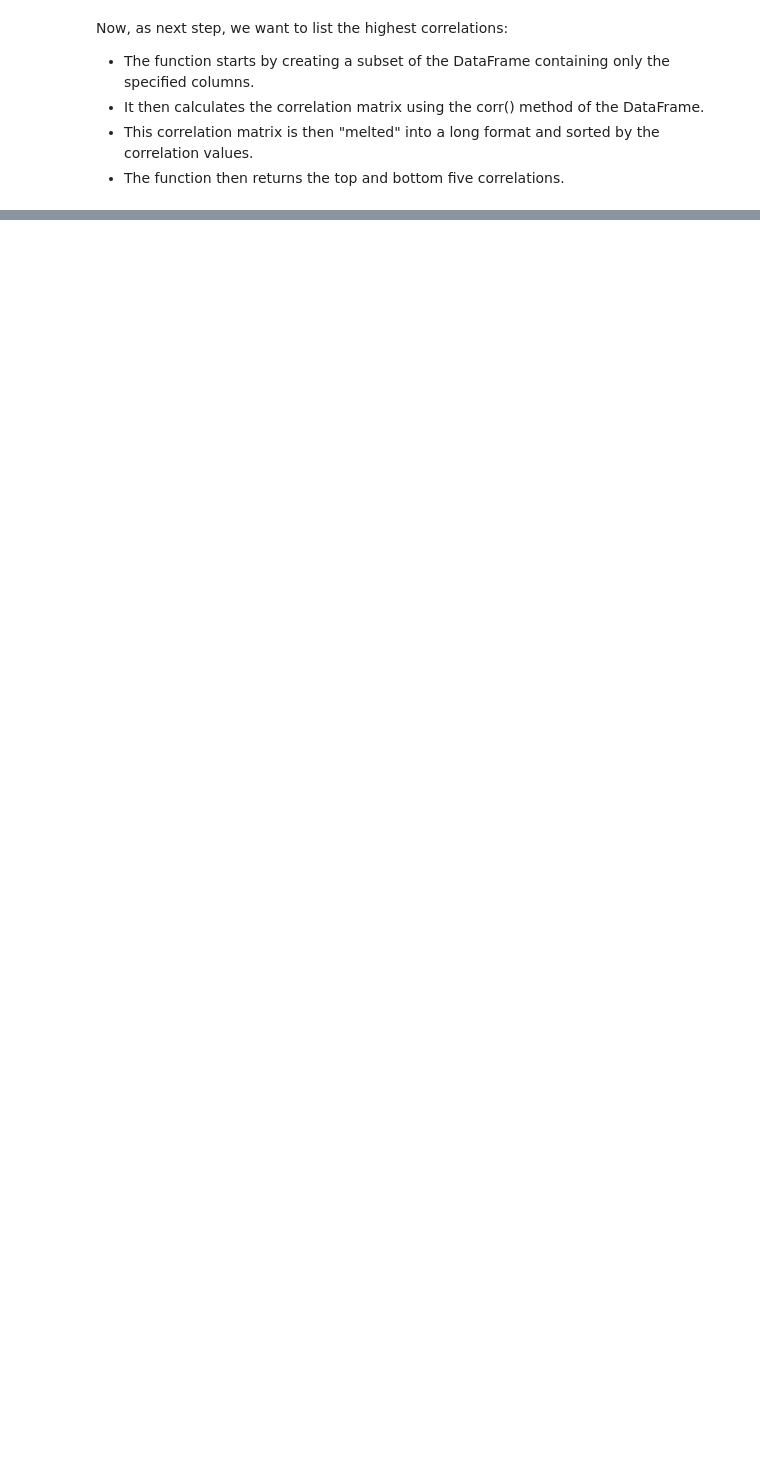
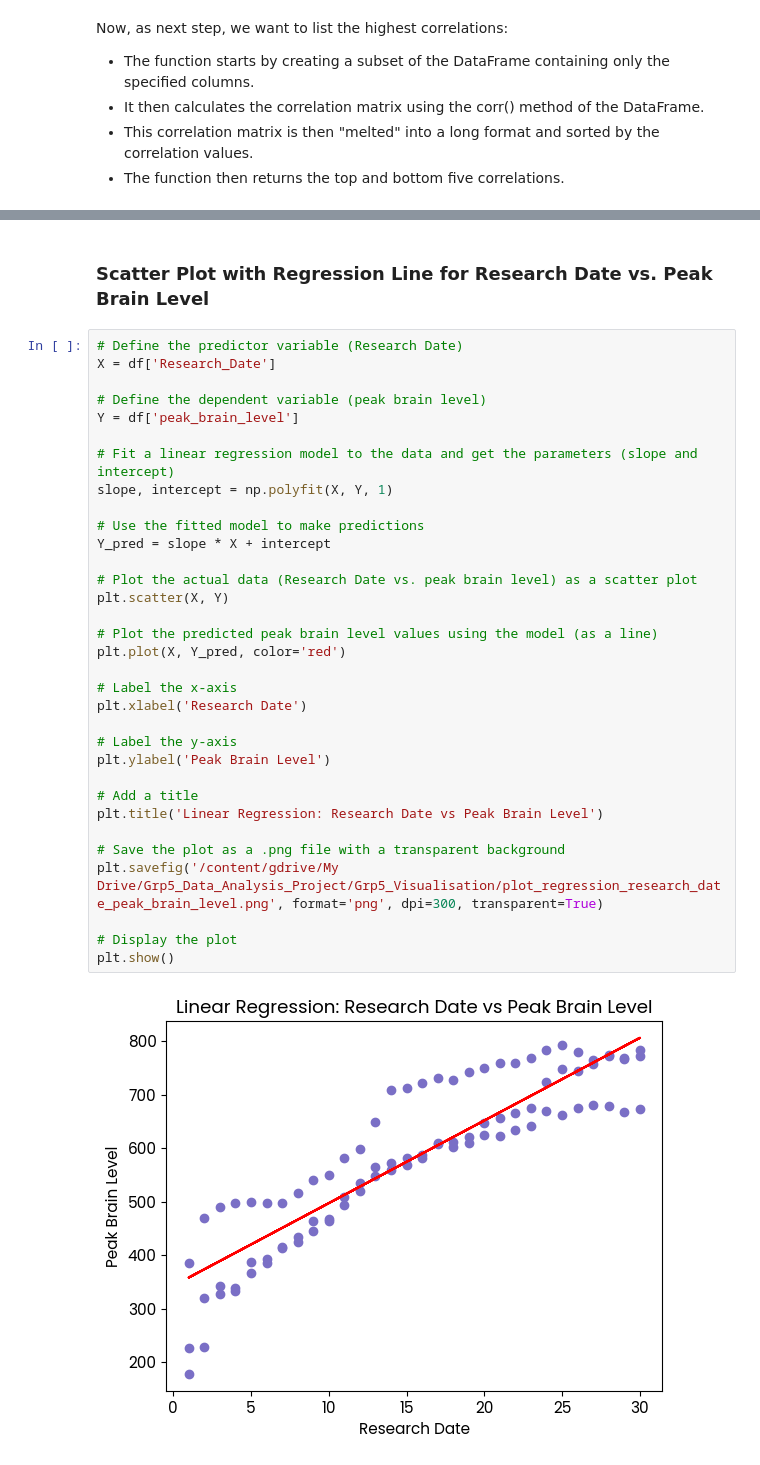
Before and after one commit to WGaitanidis/Grp5_Data_Analysis_Visualisation, a Jupyter notebook: Grp5_Data_Analysis_Sleep_Cognitive_Abilities.ipynb, the cells around one changed output, grey strips where cells are left out. Cells and saved outputs as stored; diff of their text form; blank space fills up the shorter version.

```diff
--- a/Grp5_Data_Analysis_Sleep_Cognitive_Abilities.ipynb
+++ b/Grp5_Data_Analysis_Sleep_Cognitive_Abilities.ipynb
@@ -806,0 +709,37 @@ model.summary()
+# %% [markdown]
+### Scatter Plot with Regression Line for Research Date vs. Peak Brain Level
+# %%
+# Define the predictor variable (Research Date)
+X = df['Research_Date']
+
+# Define the dependent variable (peak brain level)
+Y = df['peak_brain_level']
+
+# Fit a linear regression model to the data and get the parameters (slope and intercept)
+slope, intercept = np.polyfit(X, Y, 1)
+
+# Use the fitted model to make predictions
+Y_pred = slope * X + intercept
+
+# Plot the actual data (Research Date vs. peak brain level) as a scatter plot
+plt.scatter(X, Y)
+
+# Plot the predicted peak brain level values using the model (as a line)
+plt.plot(X, Y_pred, color='red')
+
+# Label the x-axis
+plt.xlabel('Research Date')
+
+# Label the y-axis
+plt.ylabel('Peak Brain Level')
+
+# Add a title
+plt.title('Linear Regression: Research Date vs Peak Brain Level')
+
+# Save the plot as a .png file with a transparent background
+plt.savefig('/content/gdrive/My Drive/Grp5_Data_Analysis_Project/Grp5_Visualisation/plot_regression_research_date_peak_brain_level.png', format='png', dpi=300, transparent=True)
+
+# Display the plot
+plt.show()
+# %% [output]
+[figure, added]
```
Also changed, not shown: parts of 92 cells of this notebook.
